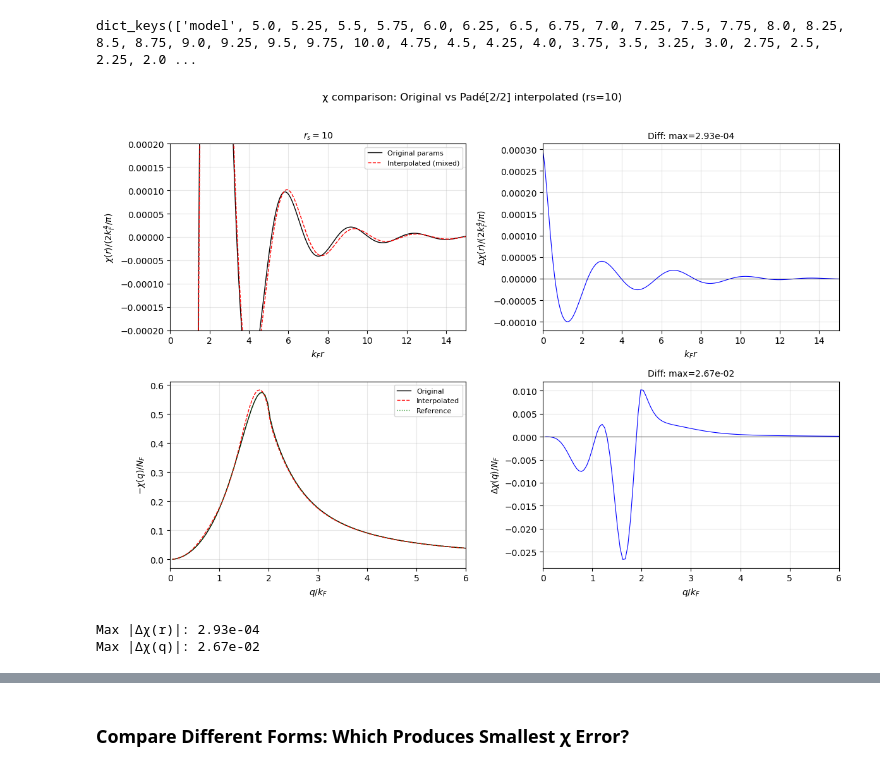
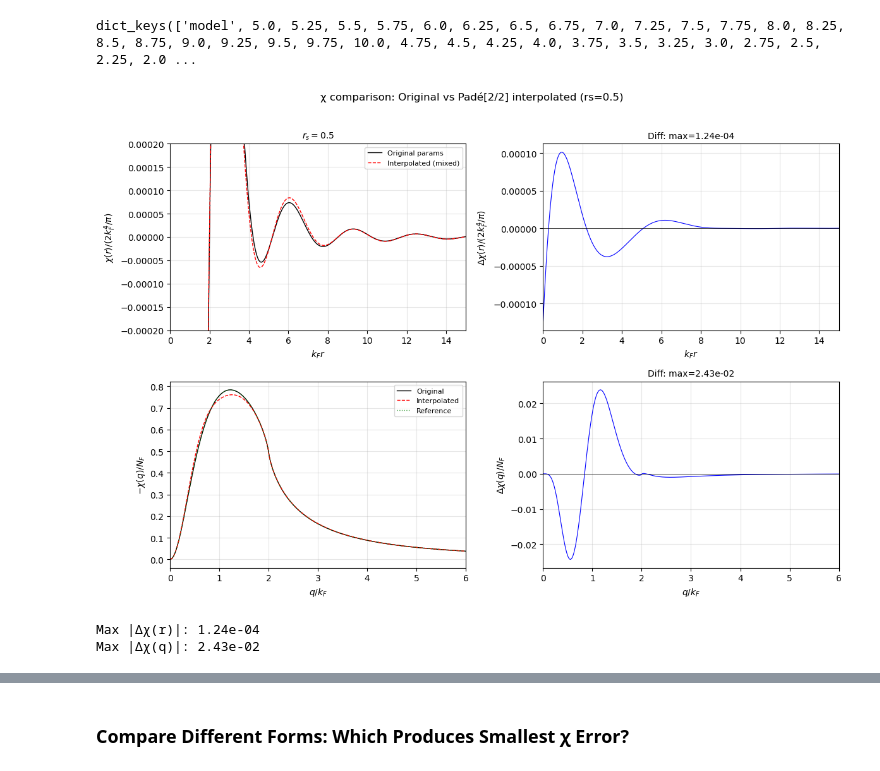
Before and after one commit to moegunes/chi_interpolation, a Jupyter notebook: analyze_fits.ipynb, the cells around one changed output, grey strips where cells are left out. Cells and saved outputs as stored; diff of their text form; code cells hidden in the pictures.

```diff
--- a/analyze_fits.ipynb
+++ b/analyze_fits.ipynb
@@ -374,52 +376,46 @@ dict_keys(['model', 5.0, 5.25, 5.5, 5.75, 6.0, 6.25, 6.5, 6.75, 7.0, 7.25, 7.5,
 # %%
 # Compare χ at a specific rs
 #r = np.linspace(0.01, 50, 5000)
 #q = np.linspace(0.01, 10, 1000)
 
 from input import r, q  # Assuming these are defined in input.py
 
-rs_test = 10 # pick an rs to visualize
+rs_test = 0.5 # pick an rs to visualize
 fig, axes = plt.subplots(2, 2, figsize=(12, 8))
 
-form_map = {
-    "alpha0": "PZ[2/2]√",
-    "f0":     "sPade[1/2]sqrt",
-    "phi0":   "sPade[1/2]",      # best for bumpy phi0
-    "alpha1": "PZ[2/2]√",
-    "f1":     "sPade[1/2]sqrt",
-    "phi1":   "sPade[1/2]",
-}
-
-form_map2 = {
-    "alpha0": "PZ[2/2]√",
-    "f0": "Pade[2/2]",
-    "phi0": "sPade[1/2]",
-    "alpha1": "PZ[2/2]√",
-    "f1": "Pade[2/2]",
-    "phi1": "sPade[1/2]",
-}
 
 form_map_best = {
     "alpha0": "PZ[2/3]",
-    "f0": "PZ[2/3]",
+    "f0": "PZ[2/2]√",
     "phi0": "PZ[2/3]",
     "alpha1": "PZ[2/3]",
-    "f1": "sPade[1/2]",
+    "f1": "PZ[2/2]√",
     "phi1": "PZ[2/3]√",
     "B0": "PZ[2/3]",
     "B1": "PZ[2/3]",
 }
 
-fits = fit_all_parameters(params_dict, form_name="PZ[2/3]√")
+form_map_best2 = {
+    "alpha0": "PZ[2/3]",
+    "f0": "PZ[2/3]",
+    "phi0": "mPZ[2/3]",
+    "alpha1": "PZ[2/3]",
+    "f1": "mPZ[2/3]√",
+    "phi1": "mPZ[2/3]",
+    "B0": "mPZ[2/3]",
+    "B1": "PZ[2/3]",
+}
+
+fits = fit_all_parameters(params_dict, form_name=form_map_best)
 
 errors = plot_chi_interpolated(r, q, params_dict, rs_test, fits, ax=axes)
 plt.suptitle(f"χ comparison: Original vs Padé[2/2] interpolated (rs={rs_test})", fontsize=12, y=1.02)
 plt.tight_layout()
 plt.show()
 
 print(f"\nMax |Δχ(r)|: {errors['max_diff_r']:.2e}")
 print(f"Max |Δχ(q)|: {errors['max_diff_q']:.2e}")
 # %% [output]
-[figure, old version]
+[figure, new version]
-Max |Δχ(r)|: 2.93e-04
-Max |Δχ(q)|: 2.67e-02
+Max |Δχ(r)|: 1.24e-04
+Max |Δχ(q)|: 2.43e-02
```
Also changed, not shown: parts of 12 cells of this notebook, 1 other file.
